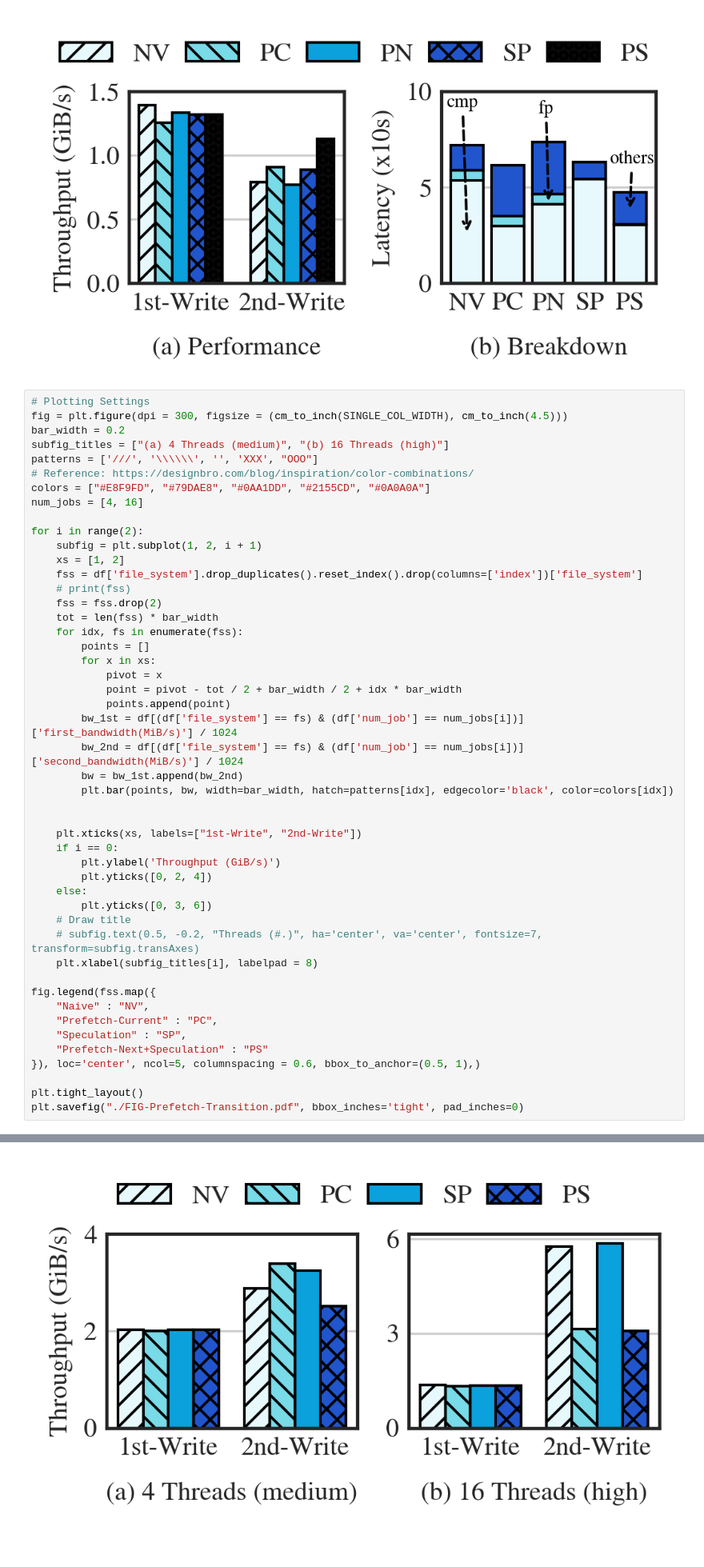
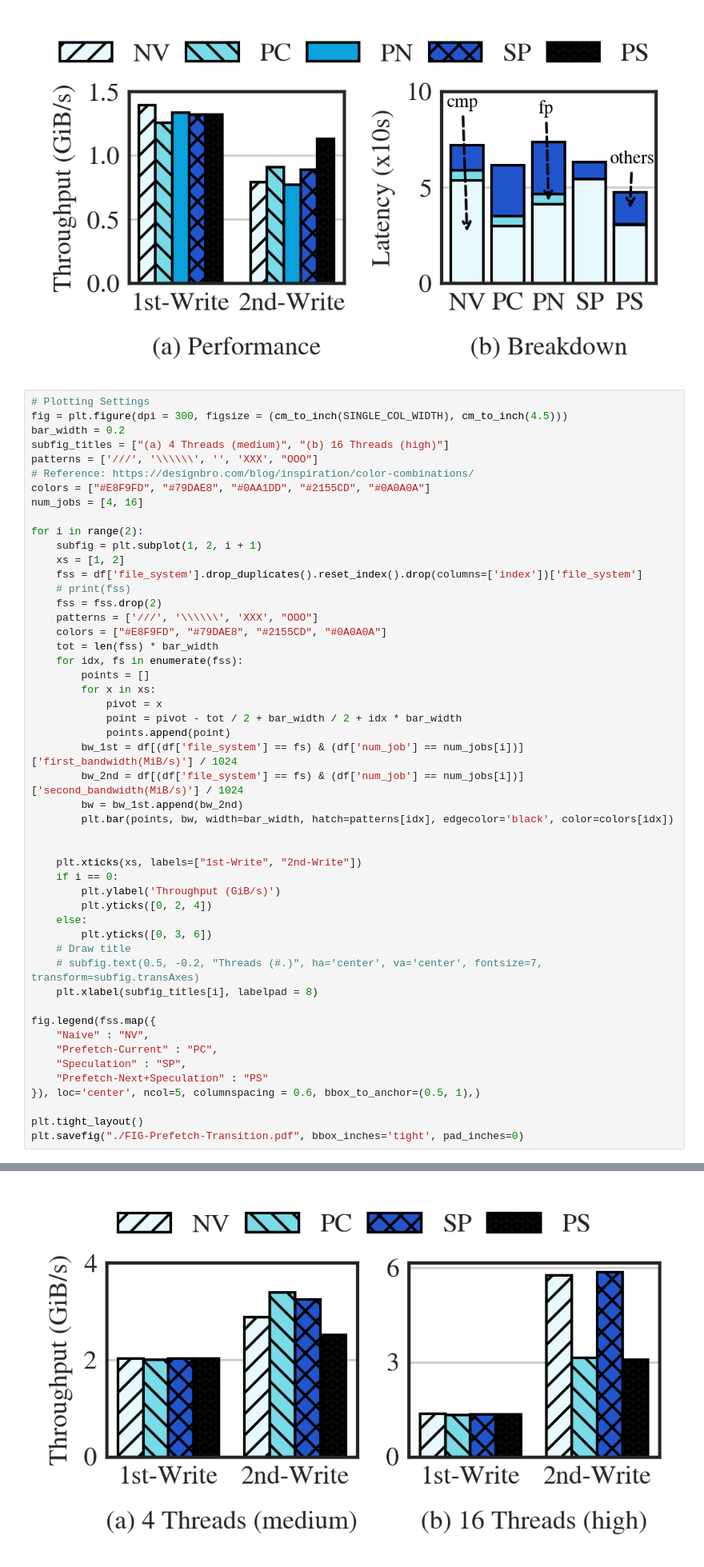
Before and after one commit to Light-Dedup/tests, a Jupyter notebook: FIG_Prefetch/plot.ipynb, the cells around one changed output, grey strips where cells are left out. Shown at 80% size. Saved outputs shown, nothing was run; the diff lists cells and outputs as text.

Commit message:
Update figure transition

```diff
--- a/FIG_Prefetch/plot.ipynb
+++ b/FIG_Prefetch/plot.ipynb
@@ -173,6 +173,8 @@ for i in range(2):
     fss = df['file_system'].drop_duplicates().reset_index().drop(columns=['index'])['file_system']
     # print(fss)
     fss = fss.drop(2)
+    patterns = ['///', '\\\\\\', 'XXX', "OOO"]
+    colors = ["#E8F9FD", "#79DAE8", "#2155CD", "#0A0A0A"]
     tot = len(fss) * bar_width
     for idx, fs in enumerate(fss):
         points = []
@@ -180,31 +182,31 @@ for i in range(2):
             pivot = x
             point = pivot - tot / 2 + bar_width / 2 + idx * bar_width
             points.append(point)
         bw_1st = df[(df['file_system'] == fs) & (df['num_job'] == num_jobs[i])]['first_bandwidth(MiB/s)'] / 1024
         bw_2nd = df[(df['file_system'] == fs) & (df['num_job'] == num_jobs[i])]['second_bandwidth(MiB/s)'] / 1024
         bw = bw_1st.append(bw_2nd)
         plt.bar(points, bw, width=bar_width, hatch=patterns[idx], edgecolor='black', color=colors[idx])
 
 
     plt.xticks(xs, labels=["1st-Write", "2nd-Write"])
     if i == 0:
         plt.ylabel('Throughput (GiB/s)')
         plt.yticks([0, 2, 4])
     else:
         plt.yticks([0, 3, 6])
     # Draw title
     # subfig.text(0.5, -0.2, "Threads (#.)", ha='center', va='center', fontsize=7, transform=subfig.transAxes)
     plt.xlabel(subfig_titles[i], labelpad = 8)
 
 fig.legend(fss.map({
     "Naive" : "NV",
     "Prefetch-Current" : "PC",
     "Speculation" : "SP",
     "Prefetch-Next+Speculation" : "PS"
 }), loc='center', ncol=5, columnspacing = 0.6, bbox_to_anchor=(0.5, 1),)
 
 plt.tight_layout()
 plt.savefig("./FIG-Prefetch-Transition.pdf", bbox_inches='tight', pad_inches=0)
 # %% [output]
 'NimbusRoman-Regular.otf' can not be subsetted into a Type 3 font. The entire font will be embedded in the output.
-[figure, old version]
+[figure, new version]
```
Also changed, not shown: 1 other file.
